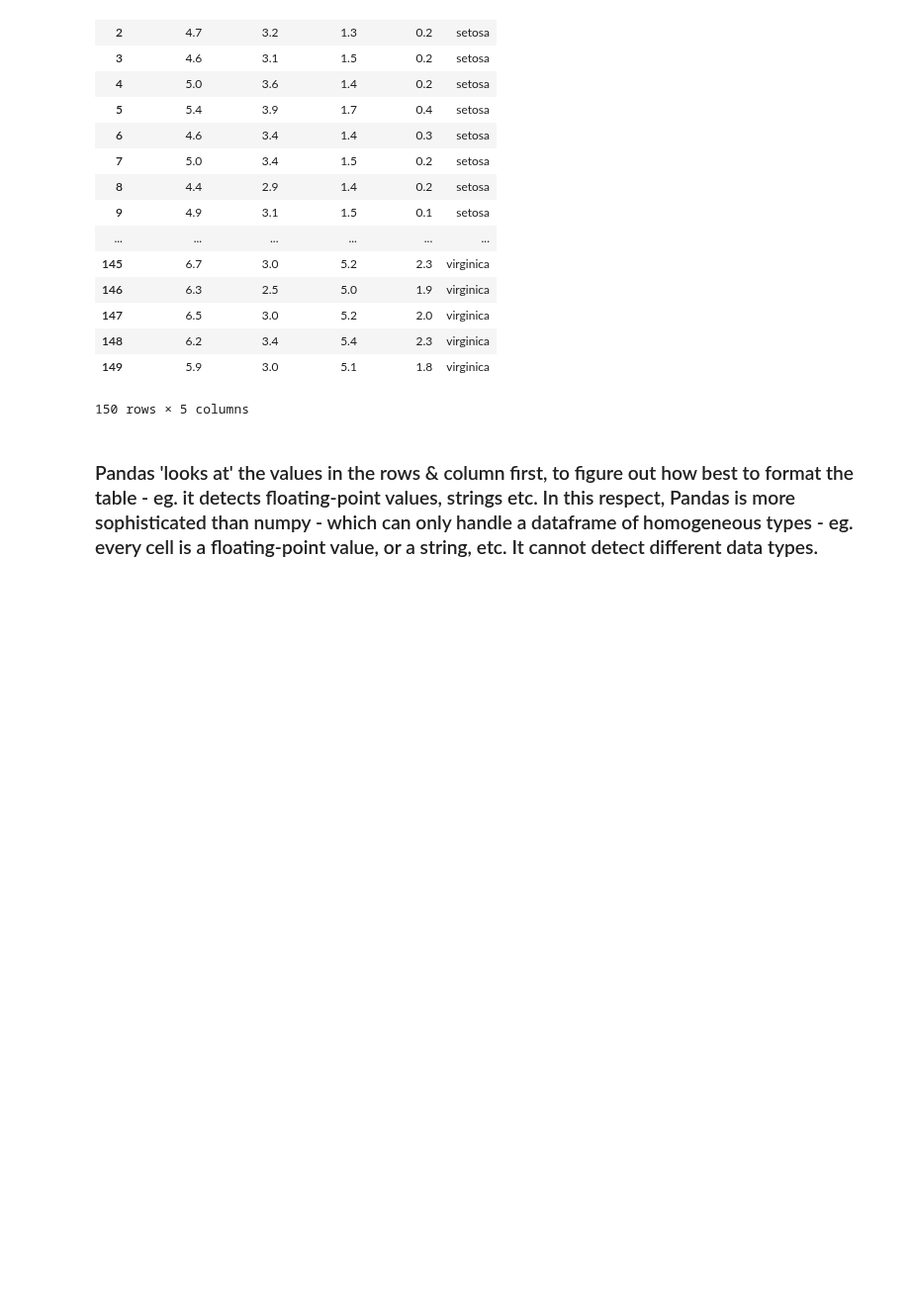
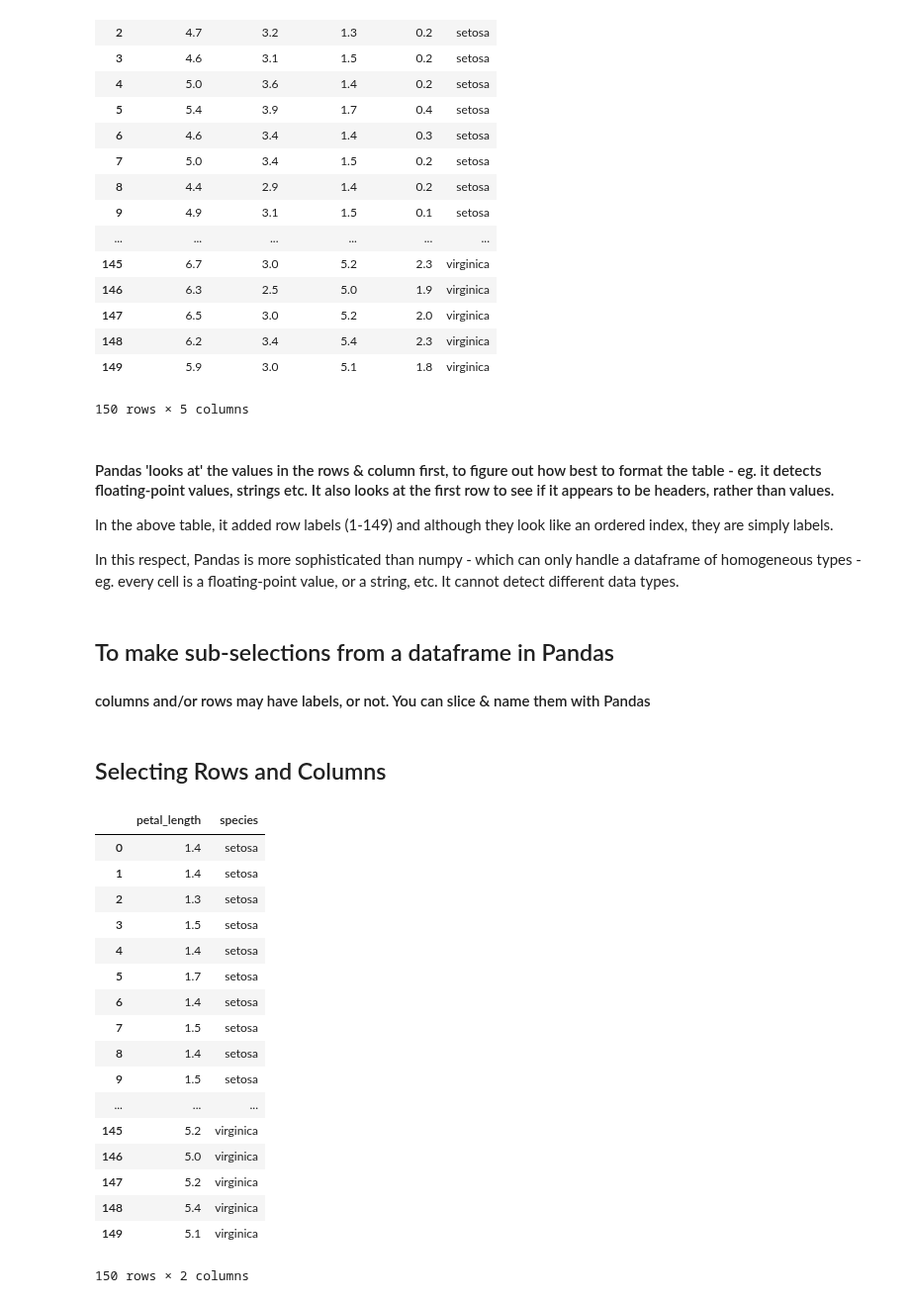
Before and after one commit to Aqua5lad/numpy-random-assignment, a Jupyter notebook: numpy-random.ipynb, the cells around one changed output. Shown at 99% size. Cells and saved outputs as stored; diff of their text form; code cells hidden in the pictures; blank space fills up the shorter version.

```diff
--- a/numpy-random.ipynb
+++ b/numpy-random.ipynb
@@ -234,4 +234,34 @@ df
 | 149 | 5.9 | 3.0 | 5.1 | 1.8 | virginica |
 150 rows × 5 columns
 # %% [markdown]
-### Pandas 'looks at' the values in the rows & column first, to figure out how best to format the table - eg. it detects floating-point values, strings etc. In this respect, Pandas is more sophisticated than numpy - which can only handle a dataframe of homogeneous types - eg. every cell is a floating-point value, or a string, etc. It cannot detect different data types.
+#### Pandas 'looks at' the values in the rows & column first, to figure out how best to format the table - eg. it detects floating-point values, strings etc. It also looks at the first row to see if it appears to be headers, rather than values.
+
+In the above table, it added row labels (1-149) and although they look like an ordered index, they are simply labels.
+
+In this respect, Pandas is more sophisticated than numpy - which can only handle a dataframe of homogeneous types - eg. every cell is a floating-point value, or a string, etc. It cannot detect different data types.
+# %% [markdown]
+## To make sub-selections from a dataframe in Pandas
+#### columns and/or rows may have labels, or not. You can slice & name them with Pandas
+# %% [markdown]
+## Selecting Rows and Columns
+# %%
+df[['petal_length', 'species']]
+# %% [output]
+|  | petal_length | species |
+| 0 | 1.4 | setosa |
+| 1 | 1.4 | setosa |
+| 2 | 1.3 | setosa |
+| 3 | 1.5 | setosa |
+| 4 | 1.4 | setosa |
+| 5 | 1.7 | setosa |
+| 6 | 1.4 | setosa |
+| 7 | 1.5 | setosa |
+| 8 | 1.4 | setosa |
+| 9 | 1.5 | setosa |
+| ... | ... | ... |
+| 145 | 5.2 | virginica |
+| 146 | 5.0 | virginica |
+| 147 | 5.2 | virginica |
+| 148 | 5.4 | virginica |
+| 149 | 5.1 | virginica |
+150 rows × 2 columns
```
Also changed, not shown: parts of 18 cells of this notebook.
